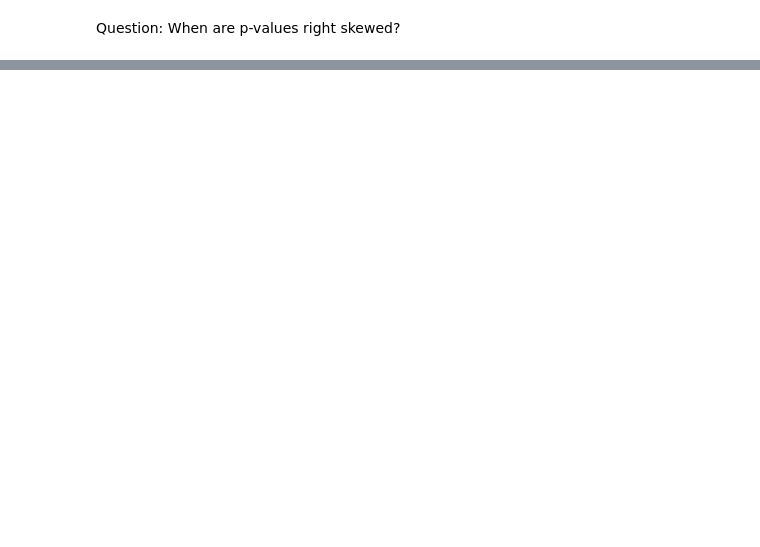
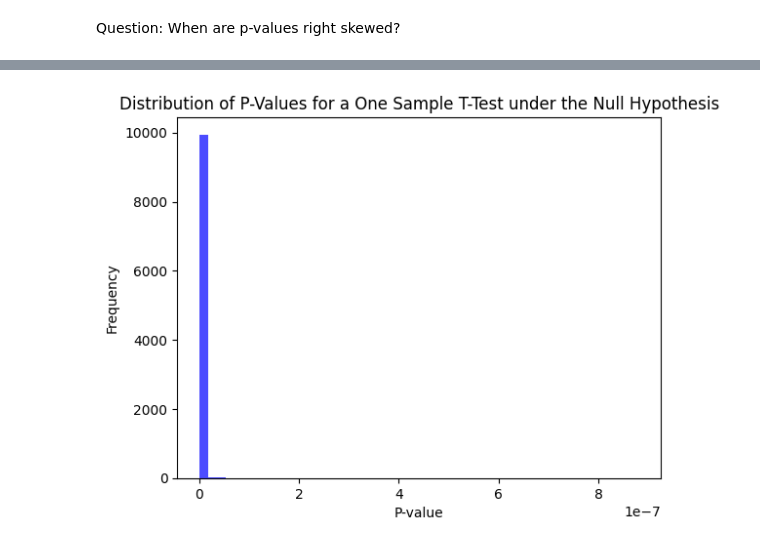
Before and after one commit to Padarn/notes, a Jupyter notebook: 0. Skewed P-Values/p-values.ipynb, the cells around one changed output, grey strips where cells are left out. Saved outputs shown, nothing was run; the diff lists cells and outputs as text; code cells hidden in the pictures; blank space fills up the shorter version.

```diff
--- a/0. Skewed P-Values/p-values.ipynb
+++ b/0. Skewed P-Values/p-values.ipynb
@@ -71,0 +72,16 @@ plt.show()
+# %%
+# Simulate data and collect p-values
+p_values = []
+for _ in range(num_samples):
+    sample = np.random.beta(5, 1, sample_size) - 0.5
+    t_stat, p_value = stats.ttest_1samp(sample, 0)
+    p_values.append(p_value)
+
+# Plot the distribution of p-values
+plt.hist(p_values, bins=50, color='blue', alpha=0.7)
+plt.xlabel('P-value')
+plt.ylabel('Frequency')
+plt.title('Distribution of P-Values for a One Sample T-Test under the Null Hypothesis')
+plt.show()
+# %% [output]
+[figure, added]
```
Also changed, not shown: parts of 5 cells of this notebook.
